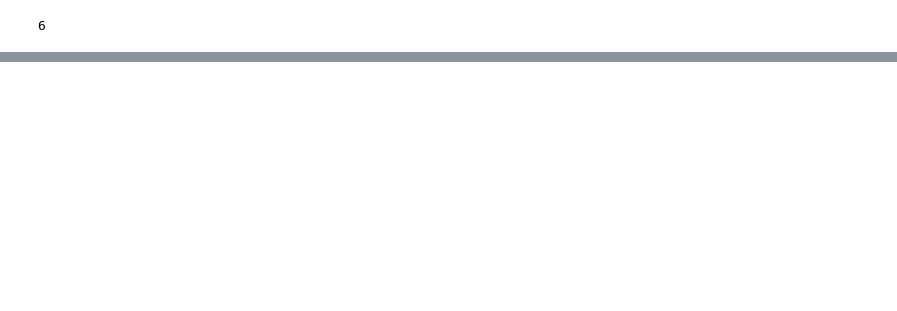
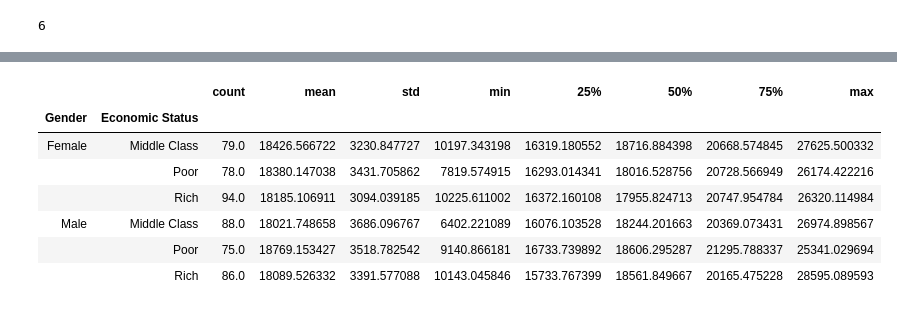
Before and after one commit to nestorsgarzonc/Fundamentals-of-Machine-learning, a Jupyter notebook: Udemy Course/T2-3 Data cleaning, agrupacion de datos.ipynb, the cells around one changed output, grey strips where cells are left out. Drawn from its saved outputs; the diff is of its cells as text; code cells hidden in the pictures; blank space fills up the shorter version.

```diff
--- a/Udemy Course/T2-3 Data cleaning, agrupacion de datos.ipynb
+++ b/Udemy Course/T2-3 Data cleaning, agrupacion de datos.ipynb
@@ -148,0 +197,13 @@ for names, groups in double_group:
+# %%
+grouped_income=double_group['Income']
+# %%
+grouped_income.describe()
+# %% [output]
+|  |  | count | mean | std | min | 25% | 50% | 75% | max |
+| Gender | Economic Status |  |  |  |  |  |  |  |  |
+| Female | Middle Class | 79.0 | 18426.566722 | 3230.847727 | 10197.343198 | 16319.180552 | 18716.884398 | 20668.574845 | 27625.500332 |
+|  | Poor | 78.0 | 18380.147038 | 3431.705862 | 7819.574915 | 16293.014341 | 18016.528756 | 20728.566949 | 26174.422216 |
+|  | Rich | 94.0 | 18185.106911 | 3094.039185 | 10225.611002 | 16372.160108 | 17955.824713 | 20747.954784 | 26320.114984 |
+| Male | Middle Class | 88.0 | 18021.748658 | 3686.096767 | 6402.221089 | 16076.103528 | 18244.201663 | 20369.073431 | 26974.898567 |
+|  | Poor | 75.0 | 18769.153427 | 3518.782542 | 9140.866181 | 16733.739892 | 18606.295287 | 21295.788337 | 25341.029694 |
+|  | Rich | 86.0 | 18089.526332 | 3391.577088 | 10143.045846 | 15733.767399 | 18561.849667 | 20165.475228 | 28595.089593 |
```
Also changed, not shown: parts of 35 cells of this notebook.
